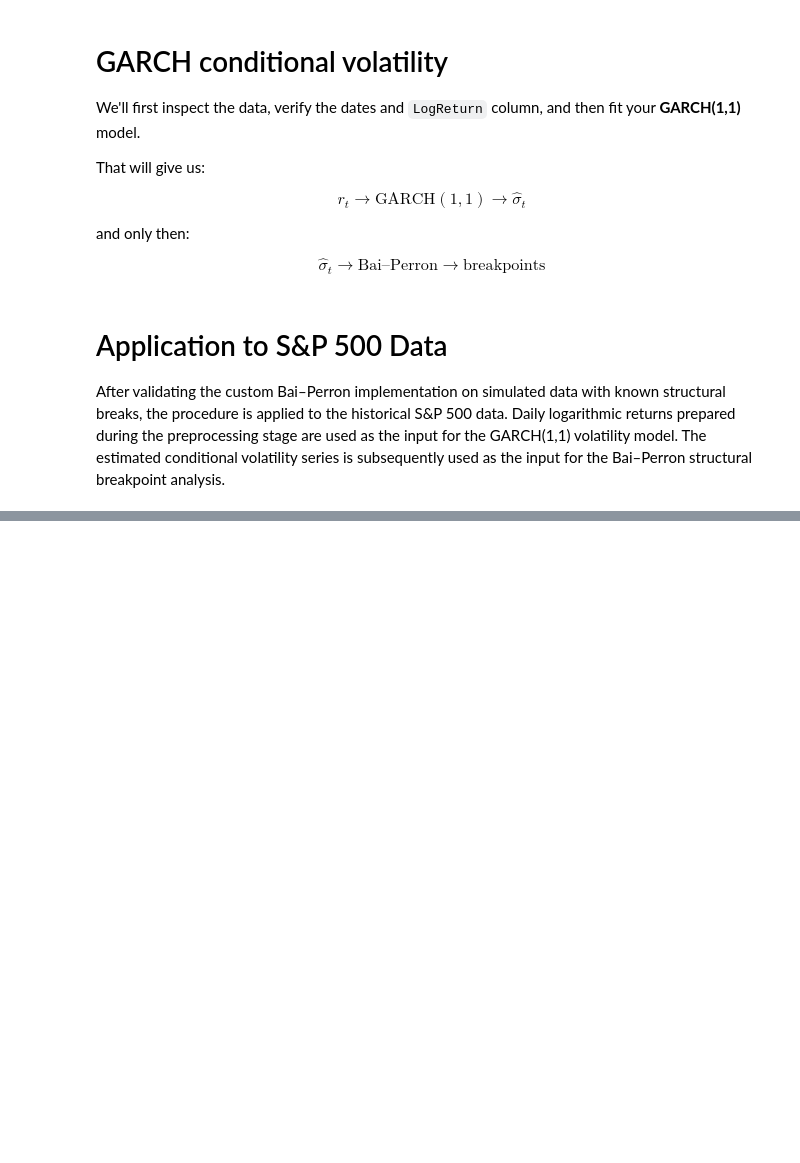
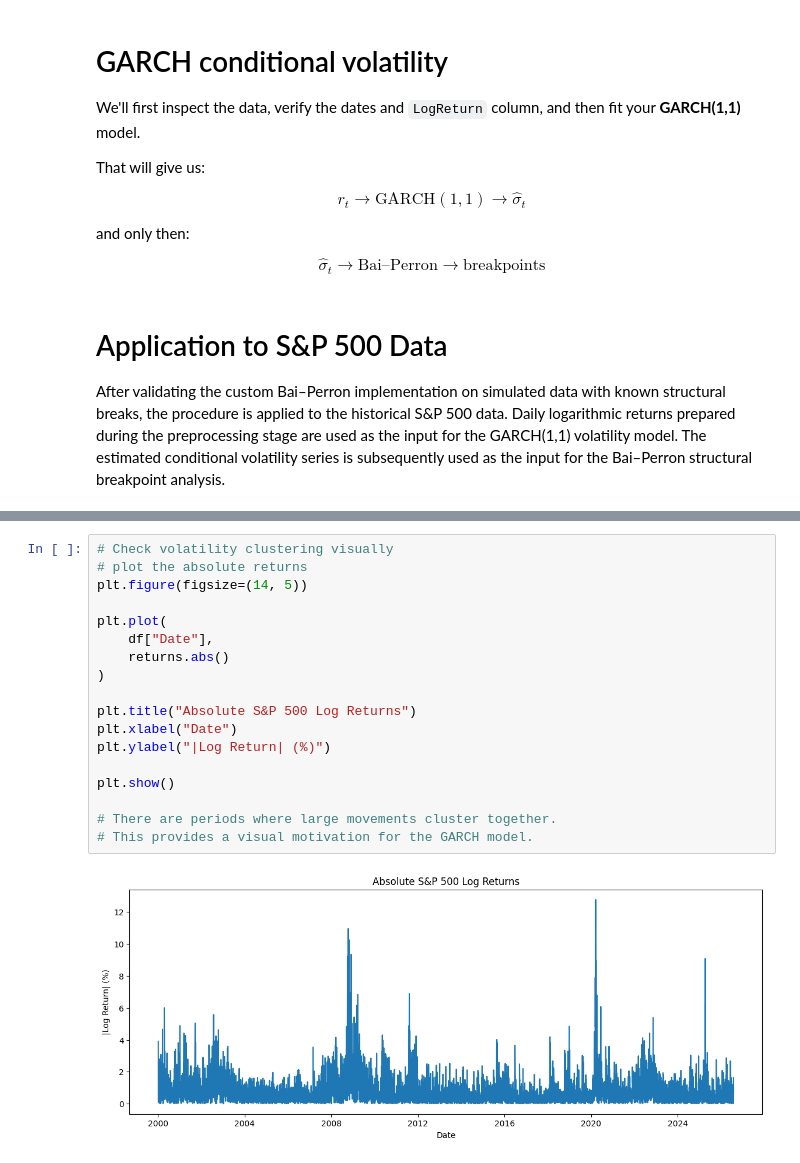
Before and after one commit to fleurclochette/Scientific-Project-SS26-Group-8, a Jupyter notebook: notebooks/03_garch_breakpoints.ipynb, the cells around one changed output, grey strips where cells are left out. Saved outputs shown, nothing was run; the diff lists cells and outputs as text; blank space fills up the shorter version.

```diff
--- a/notebooks/03_garch_breakpoints.ipynb
+++ b/notebooks/03_garch_breakpoints.ipynb
@@ -503,0 +608,20 @@ print(df.columns)
+# %%
+# Check volatility clustering visually
+# plot the absolute returns
+plt.figure(figsize=(14, 5))
+
+plt.plot(
+    df["Date"],
+    returns.abs()
+)
+
+plt.title("Absolute S&P 500 Log Returns")
+plt.xlabel("Date")
+plt.ylabel("|Log Return| (%)")
+
+plt.show()
+
+# There are periods where large movements cluster together.
+# This provides a visual motivation for the GARCH model.
+# %% [output]
+[figure, added]
```
Also changed, not shown: parts of 28 cells of this notebook.
